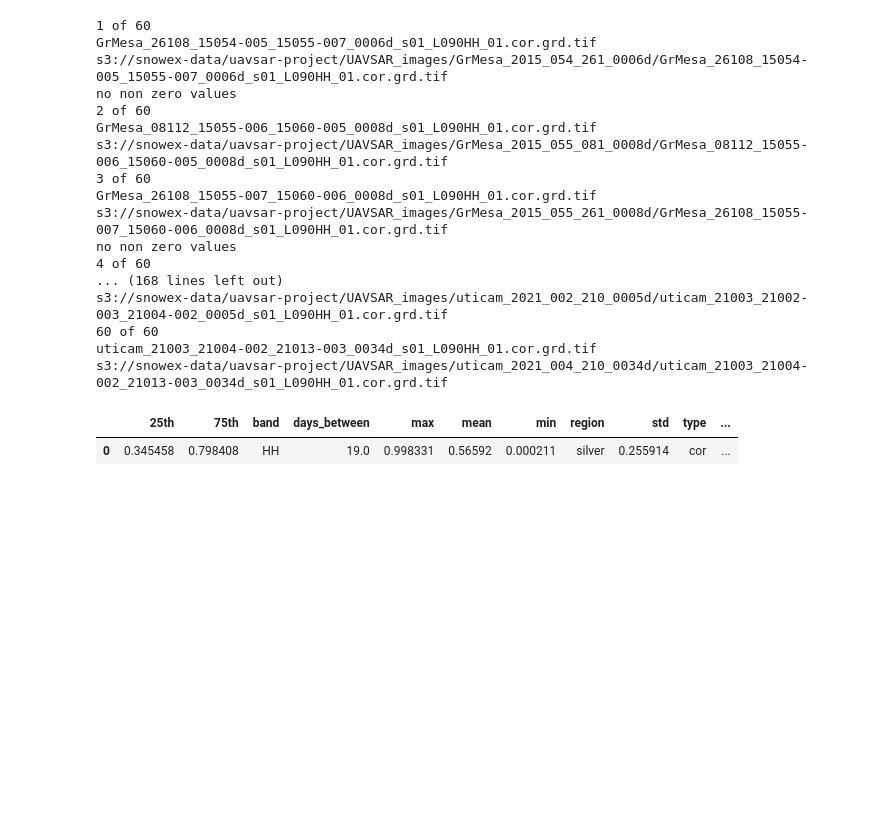
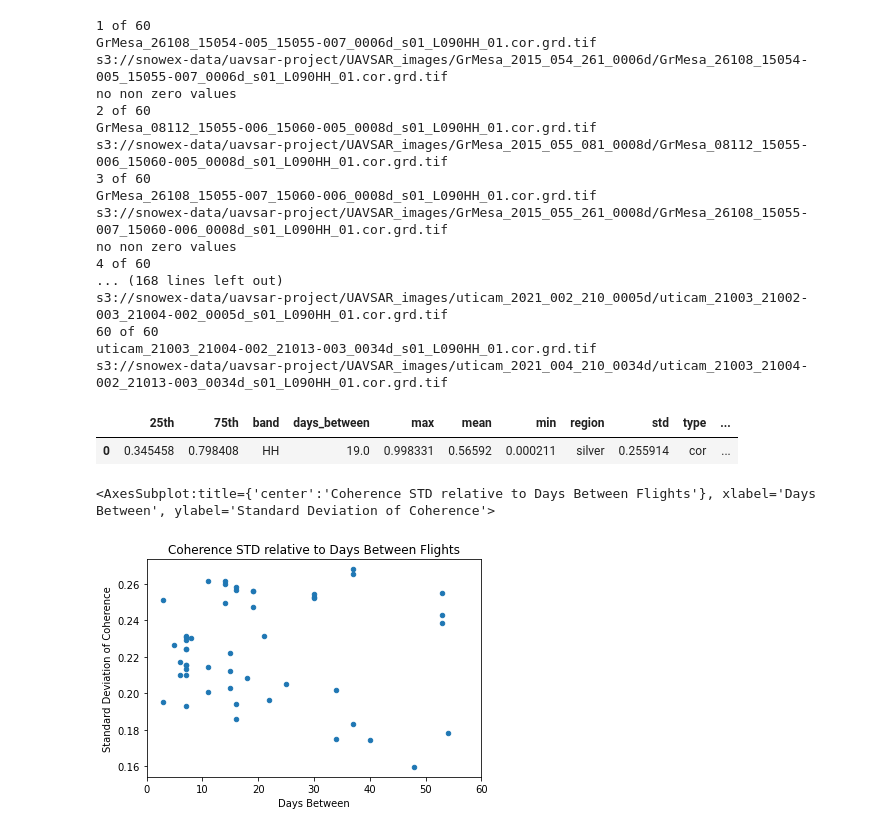
Before and after one commit to snowex-hackweek/uavsar, a Jupyter notebook: analysis/Cloud_Analysis.ipynb, the cells around one changed output. Saved outputs shown, nothing was run; the diff lists cells and outputs as text; code cells hidden in the pictures; blank space fills up the shorter version.

```diff
--- a/analysis/Cloud_Analysis.ipynb
+++ b/analysis/Cloud_Analysis.ipynb
@@ -277,3 +277,8 @@ df
 | 0 | 0.345458 | 0.798408 | HH | 19.0 | 0.998331 | 0.56592 | 0.000211 | silver | 0.255914 | cor | ... |
 # %%
 df.to_csv('hh_cor')
+# %%
+df.plot(x = 'days_between', y = 'std', kind = 'scatter', xlim = [0,60], title = 'Coherence STD relative to Days Between Flights', xlabel = 'Days Between', ylabel = 'Standard Deviation of Coherence')
+# %% [output]
+<AxesSubplot:title={'center':'Coherence STD relative to Days Between Flights'}, xlabel='Days Between', ylabel='Standard Deviation of Coherence'>
+[figure, added]
```
Also changed, not shown: 1 other file.
